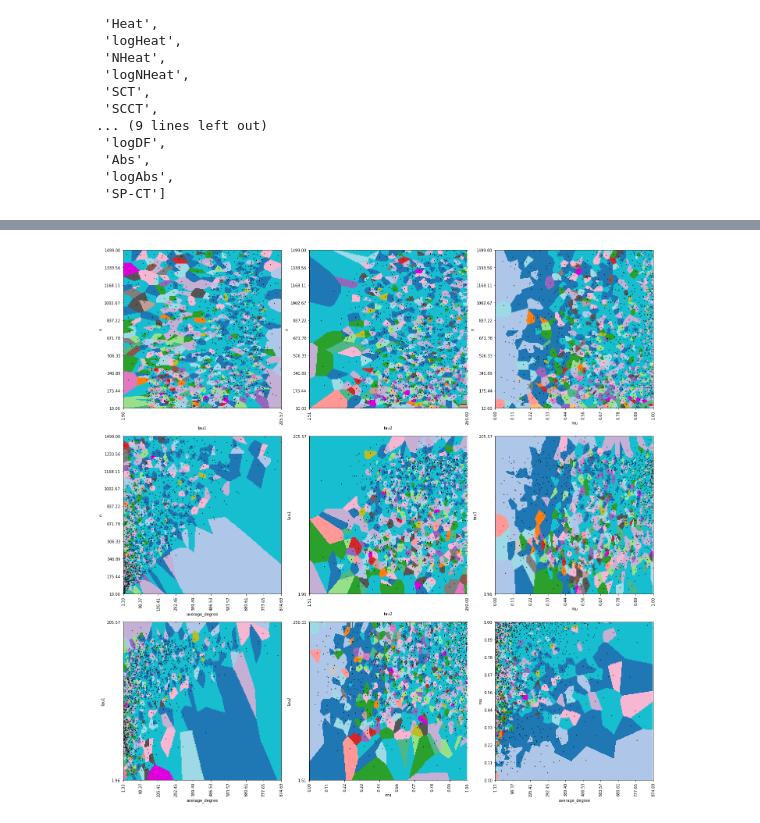
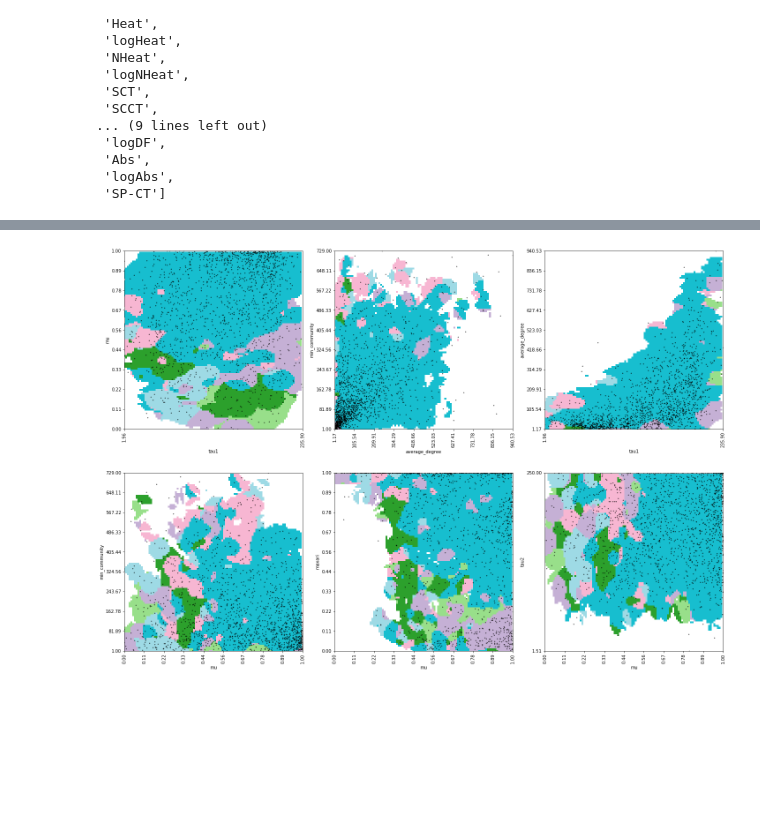
Before and after one commit to vlivashkin/pygkernels-experiments, a Jupyter notebook: experiments/init/montecarlo_lfr_analyse-redetect.ipynb, the cells around one changed output, grey strips where cells are left out. Drawn from its saved outputs; the diff is of its cells as text; code cells hidden in the pictures; blank space fills up the shorter version.

Commit message:
zones results

```diff
--- a/experiments/init/montecarlo_lfr_analyse-redetect.ipynb
+++ b/experiments/init/montecarlo_lfr_analyse-redetect.ipynb
@@ -176,6 +188,7 @@ for item in dataset:
     item[1]['average_degree/n'] = item[1]['average_degree'] / item[1]['n']
     item[1]['min_community/max_community'] = item[1]['min_community'] / item[1]['max_community']
     item[1]['min_degree/max_degree'] = item[1]['min_degree'] / item[1]['max_degree']
+    item[1]['mu/(average_degree/n)'] = item[1]['mu'] / (item[1]['average_degree'] / item[1]['n'])
 # %%
 dataset[0]
 # %% [output]
@@ -223,5 +262,12 @@ ctr.most_common(30)
 # %% [markdown]
 # My own knn
+# %%
+def euclidean_distances(X, Y):
+    X, Y = np.array(X), np.array(Y)
+#     assert X.shape[1:] == Y.shape[1:], f'{X.shape}, {Y.shape}'
+    result = np.sqrt(np.sum(np.power(X[:, None] - Y[None, :], 2), axis=2))
+#     assert result.shape[0] == X.shape[0] and result.shape[1] == Y.shape[0], result.shape
+    return result
 # %%
 class MyKNN:
     def __init__(self, n_neighbors=5):
@@ -283,9 +329,12 @@ class MyGaussianFilter:
             for train_idx in range(len(self.X)):
                 if pair_distance[test_idx, train_idx] < 3 * self.sigma:
                     chosen_indices.append(train_idx)
+            if len(chosen_indices) < 3:
+                chosen_indices = []
             weighted_results = np.zeros(len(self.y[0]), dtype=np.float32)
+            sum_weights = np.sum([gaussian_weights[test_idx, chosen_idx] for chosen_idx in chosen_indices])
             for chosen_idx in chosen_indices:
-                weighted_results += gaussian_weights[test_idx, chosen_idx] * self.y[chosen_idx]
+                weighted_results += gaussian_weights[test_idx, chosen_idx] * self.y[chosen_idx] / sum_weights
             output.append(weighted_results)
         return np.array(output)
 # %% [markdown]
@@ -425,7 +491,7 @@ def prepare_plot_filter(dataset, feature_names, distance=0.05):
 
     return X, y, plot
 # %%
-def doplot(ax, X, y, plot, feature_names):
+def doplot(ax, X, y, plot, feature_names, scatter=True):
     ax.imshow(plot)
 
     n_ticks = 10 if feature_names[1] not in ['tau1', 'tau2'] else 2
@@ -440,4 +506,5 @@ def doplot(ax, X, y, plot, feature_names):
     ax.set_ylabel(feature_names[0])
     ax.set_ylim(0, resolution)
 
-    ax.scatter([point2plot(x, feature_names[1]) for x in X[:, 1]], [point2plot(x, feature_names[0]) for x in X[:, 0]], s=1, c='black')
+    if scatter:
+        ax.scatter([point2plot(x, feature_names[1]) for x in X[:, 1]], [point2plot(x, feature_names[0]) for x in X[:, 0]], s=1, c='black')
@@ -444,44 +871,32 @@ def doplot(ax, X, y, plot, feature_names):
 # %%
-n_neighbors = 1
+distance = 0.02
 
-fig, ax = plt.subplots(3, 3, figsize=(20, 20))
+fig, ax = plt.subplots(2, 3, figsize=(20, 14))
 
-feature_names = ['n', 'tau1']
-X, y, plot = prepare_plot_knn(dataset, feature_names, n_neighbors=n_neighbors)
+feature_names = ['mu', 'tau1']
+X, y, plot = prepare_plot_filter(dataset, feature_names, distance=distance)
 doplot(ax[0][0], X, y, plot, feature_names)
 
-feature_names = ['n', 'tau2']
-X, y, plot = prepare_plot_knn(dataset, feature_names, n_neighbors=n_neighbors)
+feature_names = ['min_community', 'average_degree']
+X, y, plot = prepare_plot_filter(dataset, feature_names, distance=distance)
 doplot(ax[0][1], X, y, plot, feature_names)
 
-feature_names = ['n', 'mu']
-X, y, plot = prepare_plot_knn(dataset, feature_names, n_neighbors=n_neighbors)
+feature_names = ['average_degree', 'tau1']
+X, y, plot = prepare_plot_filter(dataset, feature_names, distance=distance)
 doplot(ax[0][2], X, y, plot, feature_names)
 
-feature_names = ['n', 'average_degree']
-X, y, plot = prepare_plot_knn(dataset, feature_names, n_neighbors=n_neighbors)
+feature_names = ['min_community', 'mu']
+X, y, plot = prepare_plot_filter(dataset, feature_names, distance=distance)
 doplot(ax[1][0], X, y, plot, feature_names)
 
-feature_names = ['tau1', 'tau2']
-X, y, plot = prepare_plot_knn(dataset, feature_names, n_neighbors=n_neighbors)
+feature_names = ['maxari', 'mu']
+X, y, plot = prepare_plot_filter(dataset, feature_names, distance=distance)
 doplot(ax[1][1], X, y, plot, feature_names)
 
-feature_names = ['tau1', 'mu']
-X, y, plot = prepare_plot_knn(dataset, feature_names, n_neighbors=n_neighbors)
+feature_names = ['tau2', 'mu']
+X, y, plot = prepare_plot_filter(dataset, feature_names, distance=distance)
 doplot(ax[1][2], X, y, plot, feature_names)
 
-feature_names = ['tau1', 'average_degree']
-X, y, plot = prepare_plot_knn(dataset, feature_names, n_neighbors=n_neighbors)
-doplot(ax[2][0], X, y, plot, feature_names)
-
-feature_names = ['tau2', 'mu']
-X, y, plot = prepare_plot_knn(dataset, feature_names, n_neighbors=n_neighbors)
-doplot(ax[2][1], X, y, plot, feature_names)
-
-feature_names = ['mu', 'average_degree']
-X, y, plot = prepare_plot_knn(dataset, feature_names, n_neighbors=n_neighbors)
-doplot(ax[2][2], X, y, plot, feature_names)
-
 plt.tight_layout()
 # %% [output]
-[figure, old version]
+[figure, new version]
```
Also changed, not shown: parts of 61 cells of this notebook, 33 other files.
